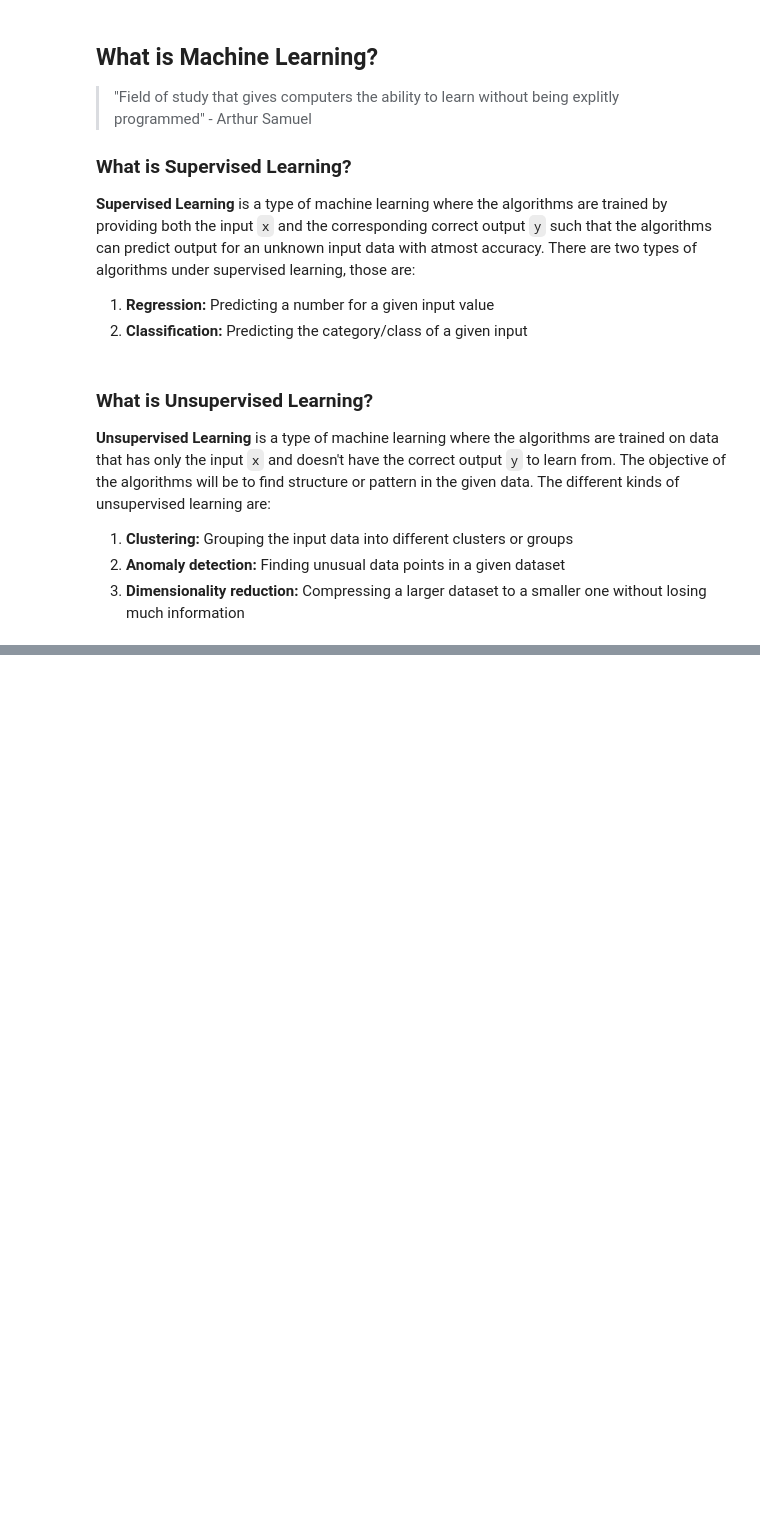
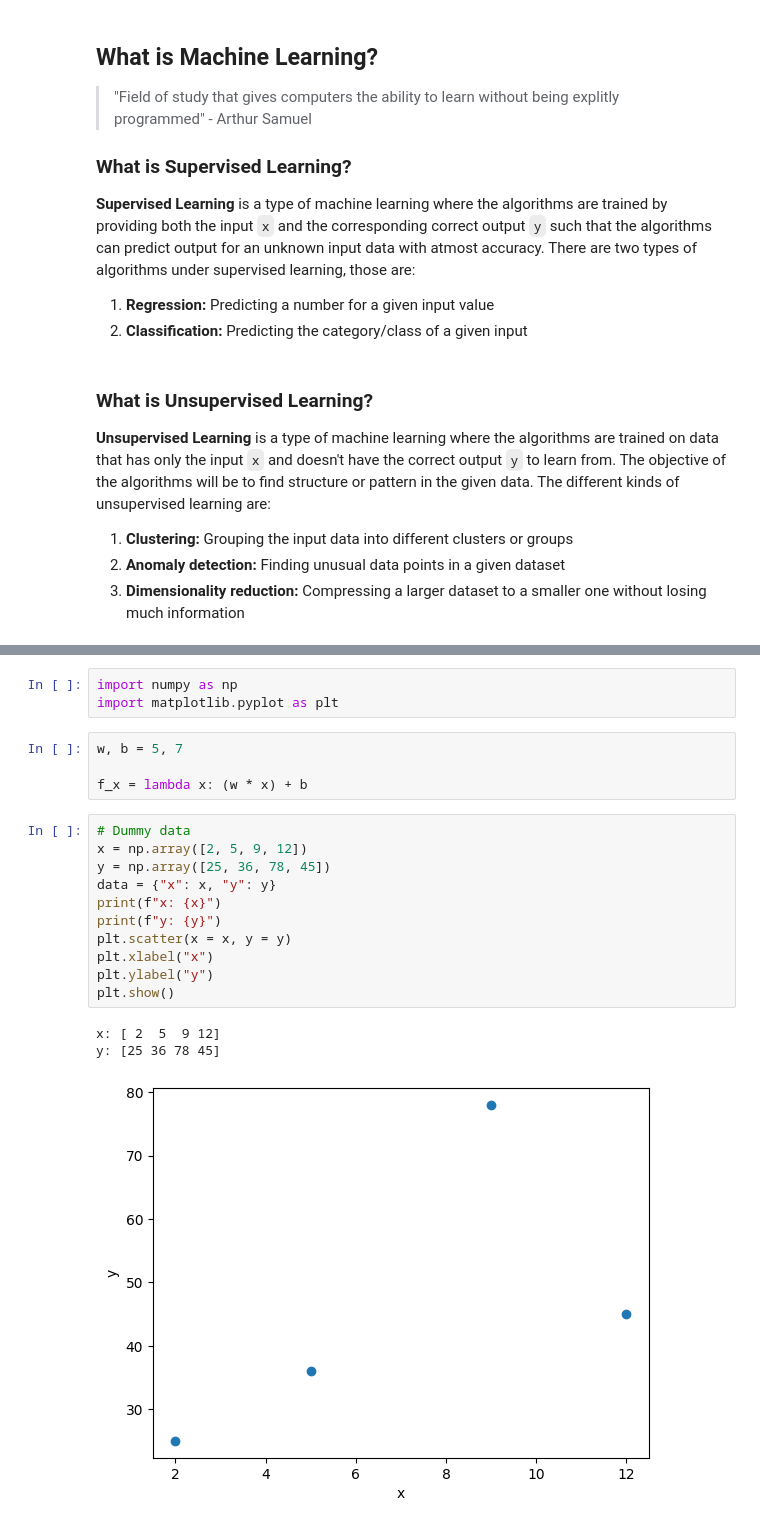
Before and after one commit to zuhurouf/ML-Foundation, a Jupyter notebook: Supervised_ML_Week1.ipynb, the cells around one changed output, grey strips where cells are left out. Saved outputs shown, nothing was run; the diff lists cells and outputs as text; blank space fills up the shorter version.

```diff
--- a/Supervised_ML_Week1.ipynb
+++ b/Supervised_ML_Week1.ipynb
@@ -20,0 +30,22 @@
+# %%
+import numpy as np
+import matplotlib.pyplot as plt
+# %%
+w, b = 5, 7
+
+f_x = lambda x: (w * x) + b
+# %%
+# Dummy data
+x = np.array([2, 5, 9, 12])
+y = np.array([25, 36, 78, 45])
+data = {"x": x, "y": y}
+print(f"x: {x}")
+print(f"y: {y}")
+plt.scatter(x = x, y = y)
+plt.xlabel("x")
+plt.ylabel("y")
+plt.show()
+# %% [output]
+x: [ 2  5  9 12]
+y: [25 36 78 45]
+[figure, added]
```
Also changed, not shown: parts of 4 cells of this notebook.
